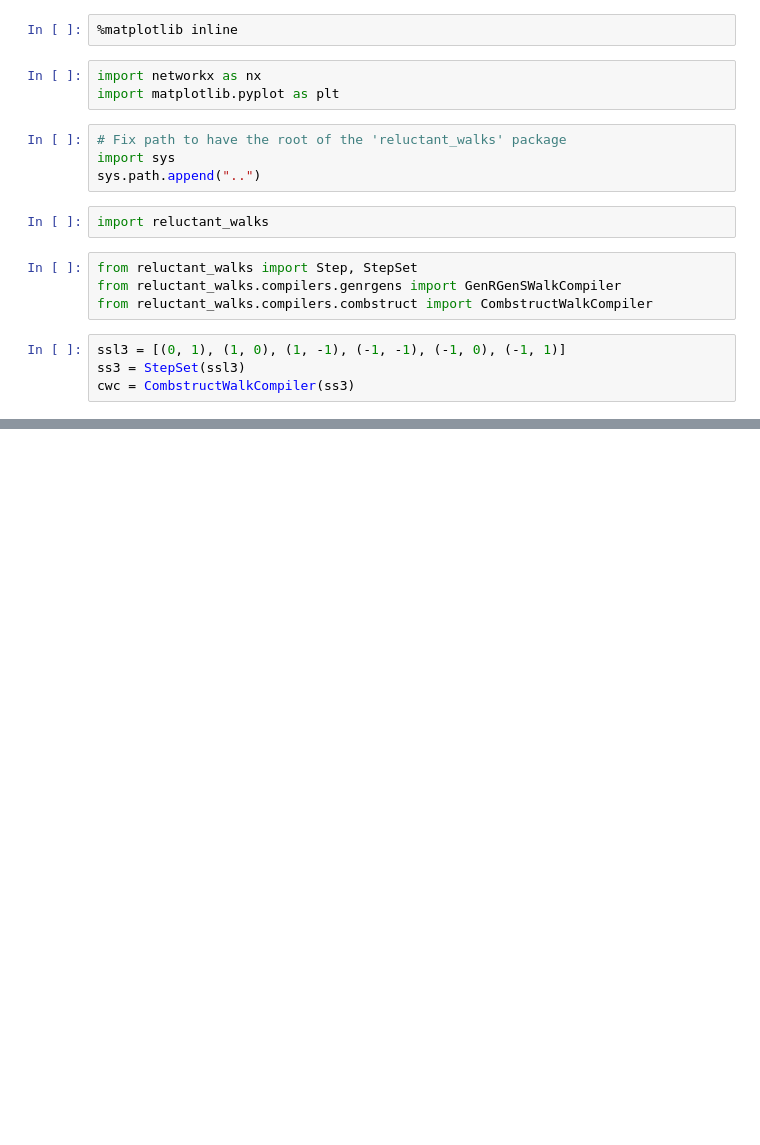
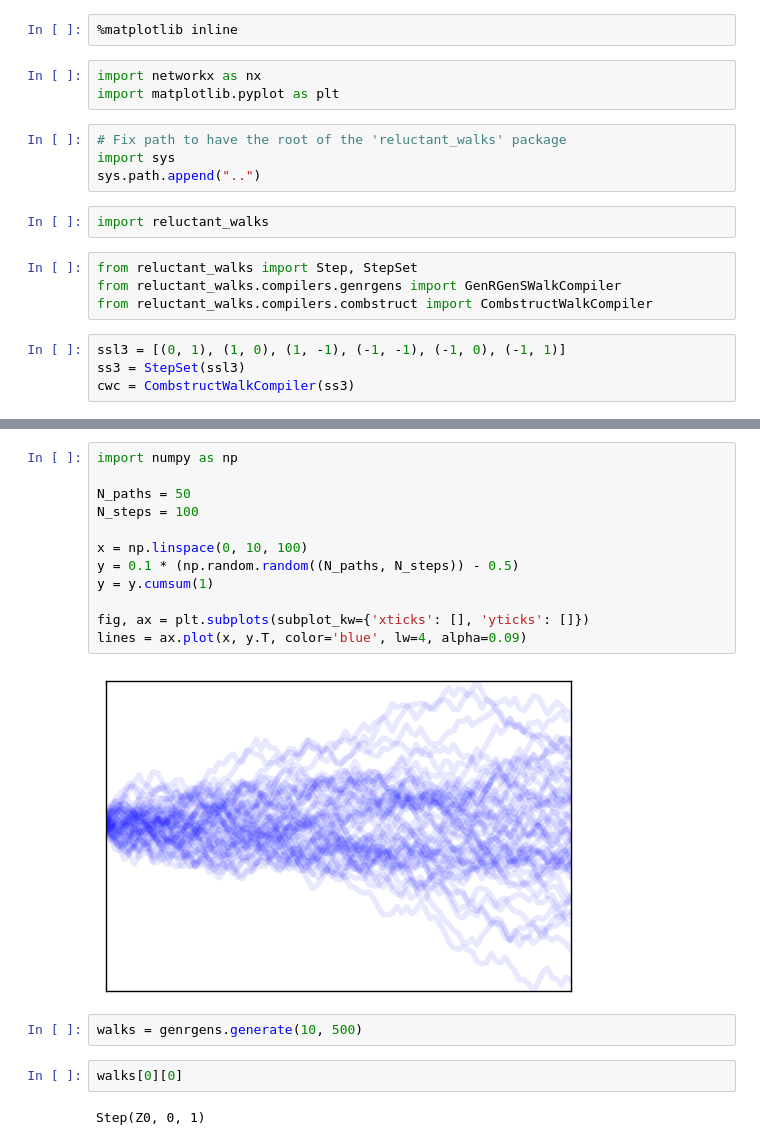
Before and after one commit to jlumbroso/reluctant-walks, a Jupyter notebook: notebook/Demo.ipynb, the cells around one changed output, grey strips where cells are left out. Saved outputs shown, nothing was run; the diff lists cells and outputs as text; blank space fills up the shorter version.

```diff
--- a/notebook/Demo.ipynb
+++ b/notebook/Demo.ipynb
@@ -40,0 +41,20 @@ genrgens.generate(10, 100)
+# %%
+import numpy as np
+
+N_paths = 50
+N_steps = 100
+
+x = np.linspace(0, 10, 100)
+y = 0.1 * (np.random.random((N_paths, N_steps)) - 0.5)
+y = y.cumsum(1)
+
+fig, ax = plt.subplots(subplot_kw={'xticks': [], 'yticks': []})
+lines = ax.plot(x, y.T, color='blue', lw=4, alpha=0.09)
+# %% [output]
+[figure, added]
+# %%
+walks = genrgens.generate(10, 500)
+# %%
+walks[0][0]
+# %% [output]
+Step(Z0, 0, 1)
```
Also changed, not shown: parts of 13 cells of this notebook, 3 other files.
